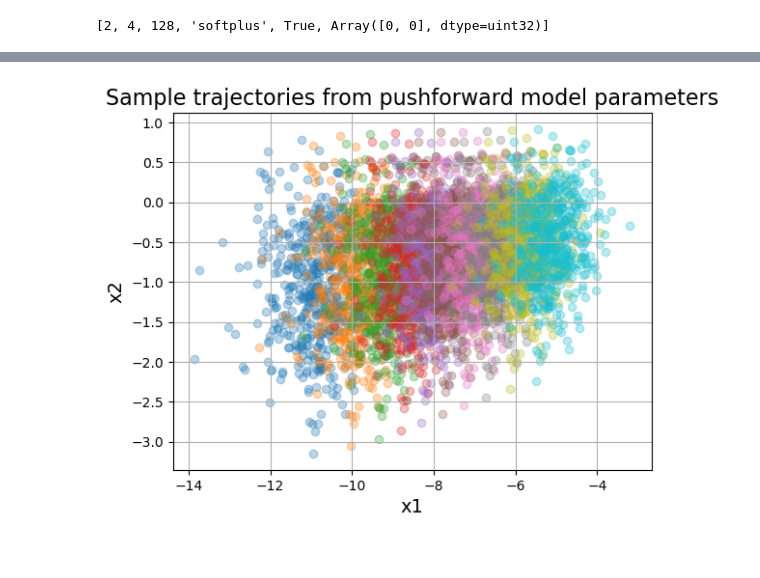
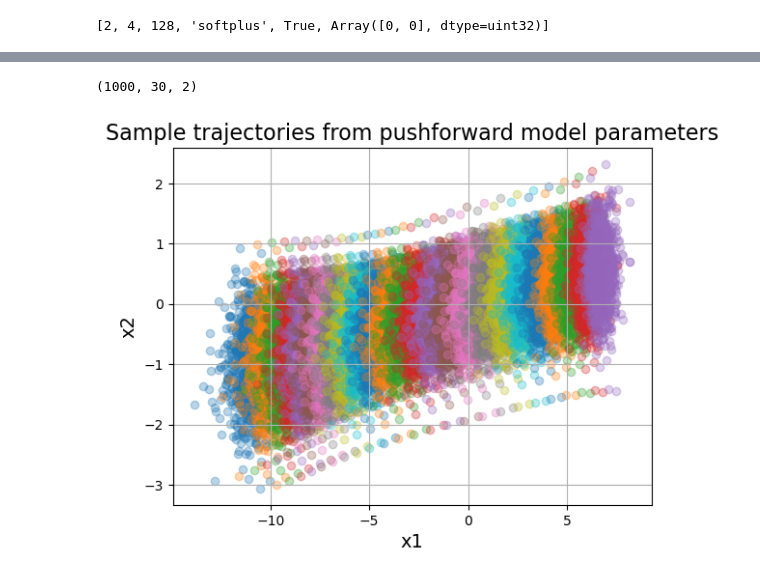
Before and after one commit to SebasGutHdz/PDPO_jax, a Jupyter notebook: pdpo/spline/test_interpolation.ipynb, the cells around one changed output, grey strips where cells are left out. Cells and saved outputs as stored; diff of their text form; code cells hidden in the pictures.

Commit message:
working PDPO

```diff
--- a/pdpo/spline/test_interpolation.ipynb
+++ b/pdpo/spline/test_interpolation.ipynb
@@ -83,19 +76,7 @@ vf = create_model(
     args_arch=args_arch
 )
 
-from pdpo.models.builder import create_mlp
 
 key,subkey = jrandom.split(key)
-
-vf = create_mlp(
-    input_size= model_params0['model_config']['input_dim'],
-    num_layers= model_params0['model_config']['num_layers'],
-    layer_width= model_params0['model_config']['hidden_dim'],
-    activation= model_params0['model_config']['activation'],
-    time_varying=model_params0['model_config']['time_varying'],
-    key=subkey
-)
-
-key,subkey = jrandom.split(key)
 # %% [output]
 [2, 4, 128, 'softplus', True, Array([0, 0], dtype=uint32)]
@@ -106,6 +93,6 @@ state1 = model_params1['model_state']
 bds = [state0, state1]
 # %%
-num_control_points = 7
+num_control_points = 3
 t_controls = jnp.linspace(0,1,num_control_points)
 s_query = jnp.linspace(0,1,30)
 # %%
@@ -119,8 +106,8 @@ spline,t_controls = Assemble_spline(
     data0= model_params0['data_config']['target_type'],
     data1= model_params1['data_config']['target_type'],
     number_of_knots= num_control_points,
-    spline_type= 'linear',
-    device= 'gpu:0',
+    spline_type= 'cubic',
+    device= device,
     prior_dist= model_params0['data_config']['source_type'],
     p= 2
 )
@@ -136,9 +123,9 @@ sample_trajectory = gen_sample_trajectory(
     spline_state=spline,
     vf=vf,
     key=subkey,
-    num_samples=500,
+    num_samples=1000,
     t_traj=s_query,
-    solver=MidpointSolver,
+    solver=EulerSolver(),
 )
 
 key,subkey = jrandom.split(key)
@@ -158,11 +145,15 @@ plt.show()
+# %%
+sample_trajectory.shape
+# %% [output]
+(1000, 30, 2)
 # %%
-for i in range(10):
+for i in range(25):
     plt.scatter(sample_trajectory[:,i,0],sample_trajectory[:,i,1],alpha=0.3)
 plt.title('Sample trajectories from pushforward model parameters',fontsize=16)
 plt.xlabel('x1',fontsize=14)
 plt.ylabel('x2',fontsize=14)
 plt.grid()
 plt.show()
 # %% [output]
-[figure, old version]
+[figure, new version]
 # %%
```
Also changed, not shown: parts of 28 cells of this notebook, 20 other files.
